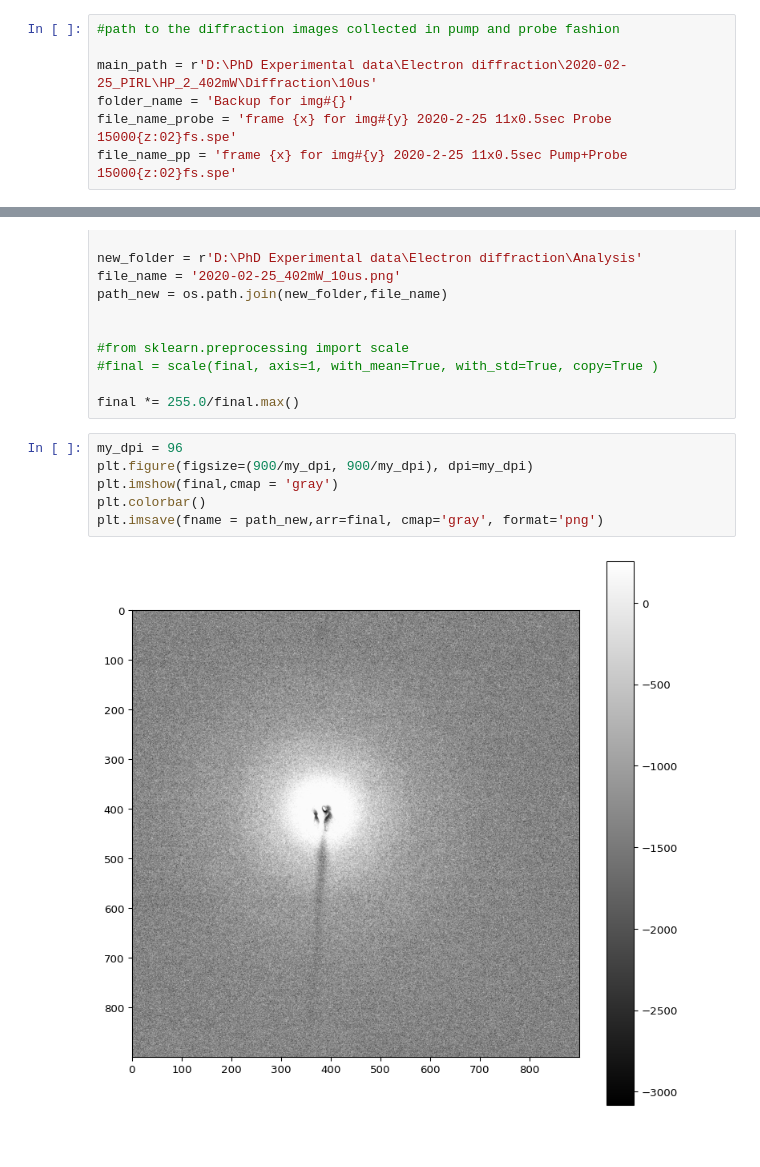
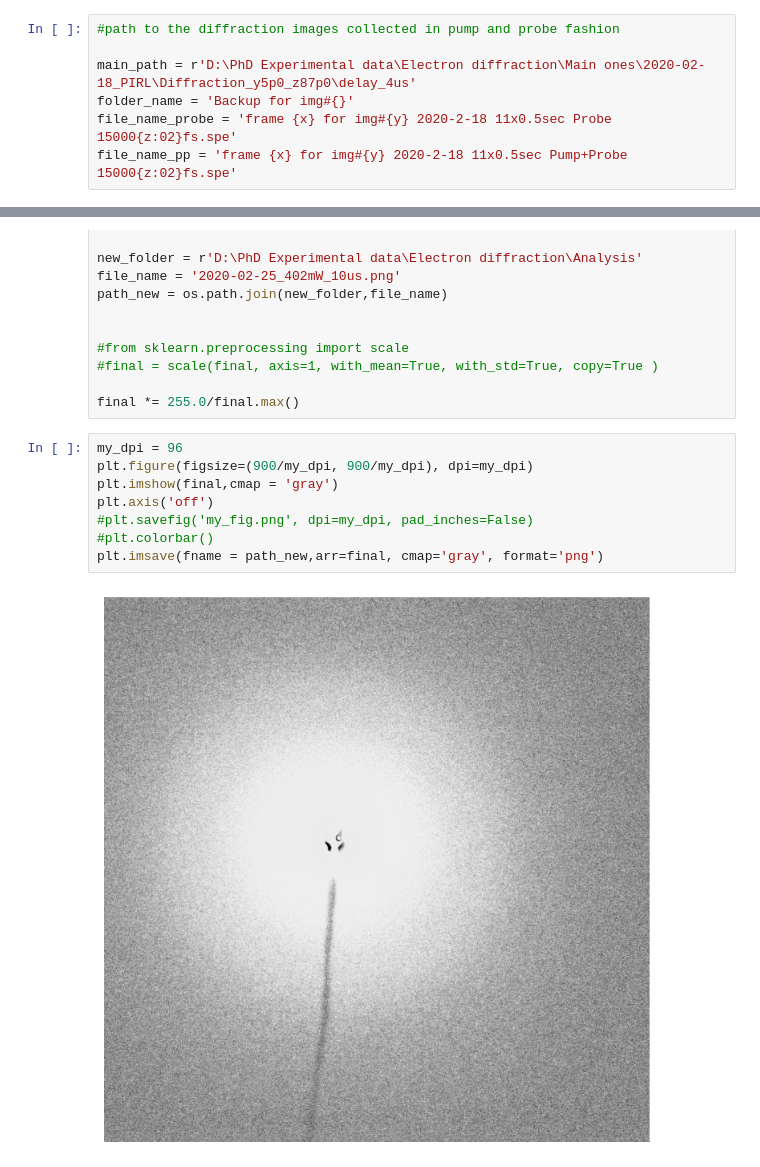
Before and after one commit to meghanad-kayanattil/Electron-diffraction, a Jupyter notebook: Diffraction image cleaner and copier.ipynb, the cells around one changed output, grey strips where cells are left out. Drawn from its saved outputs; the diff is of its cells as text.

```diff
--- a/Diffraction image cleaner and copier.ipynb
+++ b/Diffraction image cleaner and copier.ipynb
@@ -9,10 +9,10 @@ import numpy as np
 # %%
 #path to the diffraction images collected in pump and probe fashion
 
-main_path = r'D:\PhD Experimental data\Electron diffraction\2020-02-25_PIRL\HP_2_402mW\Diffraction\10us'
+main_path = r'D:\PhD Experimental data\Electron diffraction\Main ones\2020-02-18_PIRL\Diffraction_y5p0_z87p0\delay_4us'
 folder_name = 'Backup for img#{}'
-file_name_probe = 'frame {x} for img#{y} 2020-2-25 11x0.5sec Probe 15000{z:02}fs.spe'
-file_name_pp = 'frame {x} for img#{y} 2020-2-25 11x0.5sec Pump+Probe 15000{z:02}fs.spe'
+file_name_probe = 'frame {x} for img#{y} 2020-2-18 11x0.5sec Probe 15000{z:02}fs.spe'
+file_name_pp = 'frame {x} for img#{y} 2020-2-18 11x0.5sec Pump+Probe 15000{z:02}fs.spe'
 # %%
 #reading the .spe files corresponding to pump and probe data and storing it as multidimensional array
 probe_data_tmp = []
@@ -183,8 +183,10 @@ final *= 255.0/final.max()
 # %%
 my_dpi = 96
 plt.figure(figsize=(900/my_dpi, 900/my_dpi), dpi=my_dpi)
 plt.imshow(final,cmap = 'gray')
-plt.colorbar()
+plt.axis('off')
+#plt.savefig('my_fig.png', dpi=my_dpi, pad_inches=False)
+#plt.colorbar()
 plt.imsave(fname = path_new,arr=final, cmap='gray', format='png')
 # %% [output]
-[figure, old version]
+[figure, new version]
```
Also changed, not shown: parts of 12 cells of this notebook, 19 other files.
